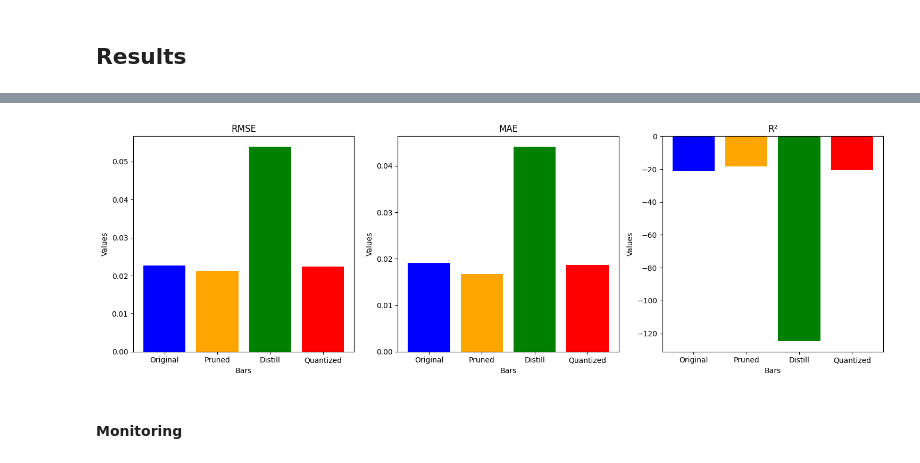
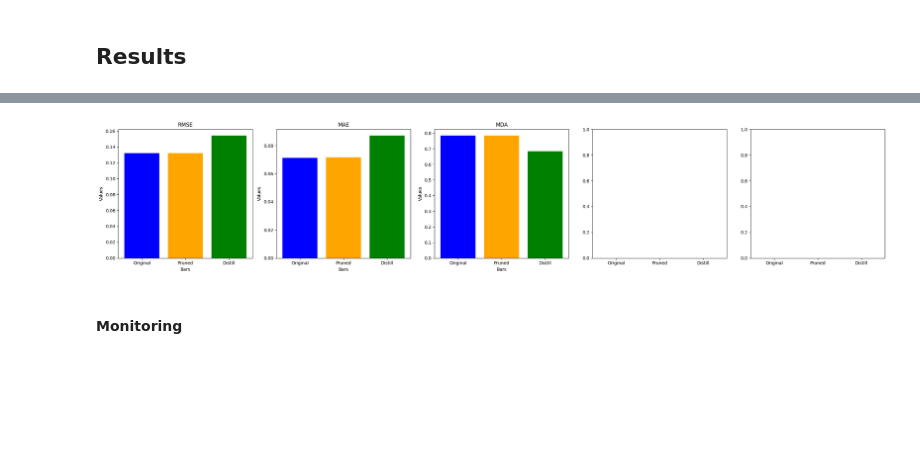
Before and after one commit to inancsege/battery_transformer, a Jupyter notebook: Battery_Transformers_Optimized.ipynb, the cells around one changed output, grey strips where cells are left out. Saved outputs shown, nothing was run; the diff lists cells and outputs as text; code cells hidden in the pictures; blank space fills up the shorter version.

```diff
--- a/Battery_Transformers_Optimized.ipynb
+++ b/Battery_Transformers_Optimized.ipynb
@@ -370,5 +250,6 @@ def apply_pruning(model, amount=0.3):
 
 model_pruned = copy.deepcopy(model)
 model_pruned = apply_pruning(model_pruned, amount=0.1)
-rmse_p, mae_p, r2_p = evaluate_model(model_pruned, test_loader)
+
+rmse_p, mae_p, r2_p, pcc_p, mda_p = evaluate_model(model_pruned, test_loader, 'outputs/error_results_TRANSFORMER_pruned.txt', 'transformer_pruned', plot_fig = True, device=device, return_error_results=True)
 # %% [output]
@@ -402,11 +298,11 @@ def train_student_model(teacher_model, student_model, train_loader, criterion, c
 
     return student_model
 
-student_model = SOHTEC(input_dim=NUM_FEATURES, embed_dim=128).to(device)
+student_model = SOHTransformer(input_dim=NUM_FEATURES, embed_dim=128).to(device)
 criterion = nn.MSELoss()
 criterion_kd = nn.KLDivLoss(reduction='batchmean')
 optimizer = optim.AdamW(student_model.parameters(), lr=5e-5, weight_decay=1e-4)
 student_model = train_student_model(model, student_model, train_loader, criterion, criterion_kd, optimizer)
 
-rmse_d, mae_d, r2_d = evaluate_model(student_model, test_loader)
+rmse_d, mae_d, r2_d, pcc_d, mda_d = evaluate_model(student_model, test_loader, 'outputs/error_results_TRANSFORMER_distill.txt', 'transformer_distill', plot_fig = True, device=device, return_error_results=True)
 # %% [output]
@@ -462,40 +390,64 @@ Test R²: -20.6644
 # %%
 import matplotlib.pyplot as plt
-
+'''
 values = np.array([[rmse, rmse_p, rmse_d, rmse_q],
                    [mae , mae_p , mae_d , mae_q],
-                   [r2  , r2_p  , r2_d  , r2_q]])
+                   [r2  , r2_p  , r2_d  , r2_q],
+                   [pcc  , pcc_p  , pcc_d  , pcc_q],
+                   [mda  , mda_p  , mda_d  , mda_q]])
+'''
+values = np.array([[rmse, rmse_p, rmse_d],
+                   [mae , mae_p , mae_d],
+                   [r2  , r2_p  , r2_d],
+                   [pcc.mean()  , pcc_p.mean()  , pcc_d.mean()],
+                   [mda  , mda_p  , mda_d]])
 
-bar_labels = ['Original', 'Pruned', 'Distill', 'Quantized']
+#bar_labels = ['Original', 'Pruned', 'Distill', 'Quantized']
 
-fig, axes = plt.subplots(1, 3, figsize=(15, 5), sharex=True)
+bar_labels = ['Original', 'Pruned', 'Distill']
+
+fig, axes = plt.subplots(1, 5, figsize=(25, 5), sharex=True)
 
 # RMSE Plot
 ax_rmse = axes[0]
 ax_rmse.bar(bar_labels, values[0], color=['blue', 'orange', 'green', 'red'])
 ax_rmse.set_title("RMSE")
 ax_rmse.set_ylabel("Values")
 ax_rmse.set_xlabel("Bars")
 
 # MAE Plot
 ax_mae = axes[1]
 ax_mae.bar(bar_labels, values[1], color=['blue', 'orange', 'green', 'red'])
 ax_mae.set_title("MAE")
 ax_mae.set_ylabel("Values")
 ax_mae.set_xlabel("Bars")
 
 # R2 Plot
 ax_r2 = axes[2]
 ax_r2.bar(bar_labels, values[2], color=['blue', 'orange', 'green', 'red'])
 ax_r2.set_title("R²")
 ax_r2.set_ylabel("Values")
 ax_r2.set_xlabel("Bars")
 
+# PCC Plot
+ax_pcc = axes[2]
+ax_pcc.bar(bar_labels, values[3], color=['blue', 'orange', 'green', 'red'])
+ax_pcc.set_title("PCC")
+ax_pcc.set_ylabel("Values")
+ax_pcc.set_xlabel("Bars")
+
+# MDA Plot
+ax_mda = axes[2]
+ax_mda.bar(bar_labels, values[4], color=['blue', 'orange', 'green', 'red'])
+ax_mda.set_title("MDA")
+ax_mda.set_ylabel("Values")
+ax_mda.set_xlabel("Bars")
+
 # Adjust layout and display
 plt.tight_layout()
 plt.show()
 # %% [output]
-[figure, old version]
+[figure, new version]
 # %% [markdown]
 #### Monitoring
 # %%
```
Also changed, not shown: parts of 15 cells of this notebook, 5 other files.
